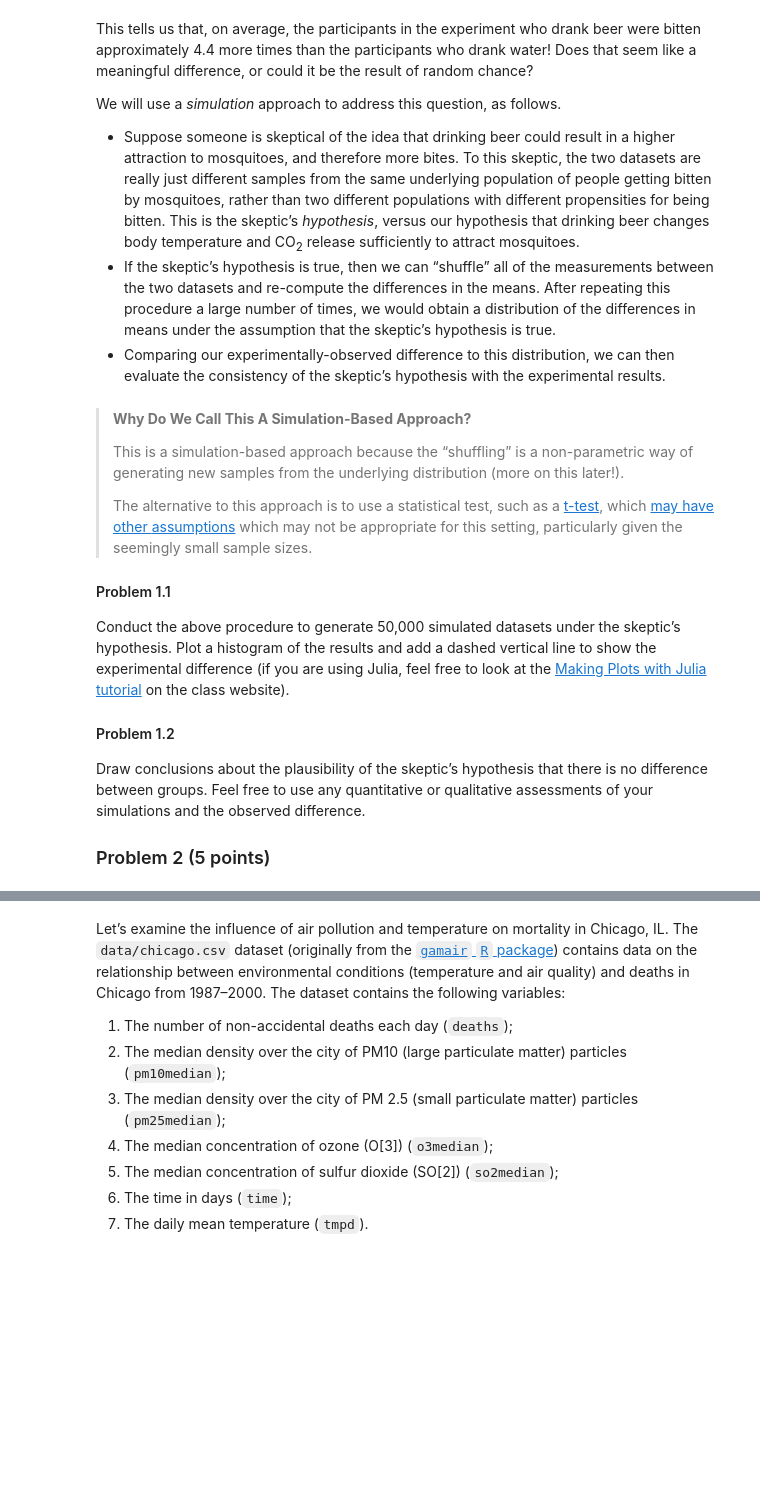
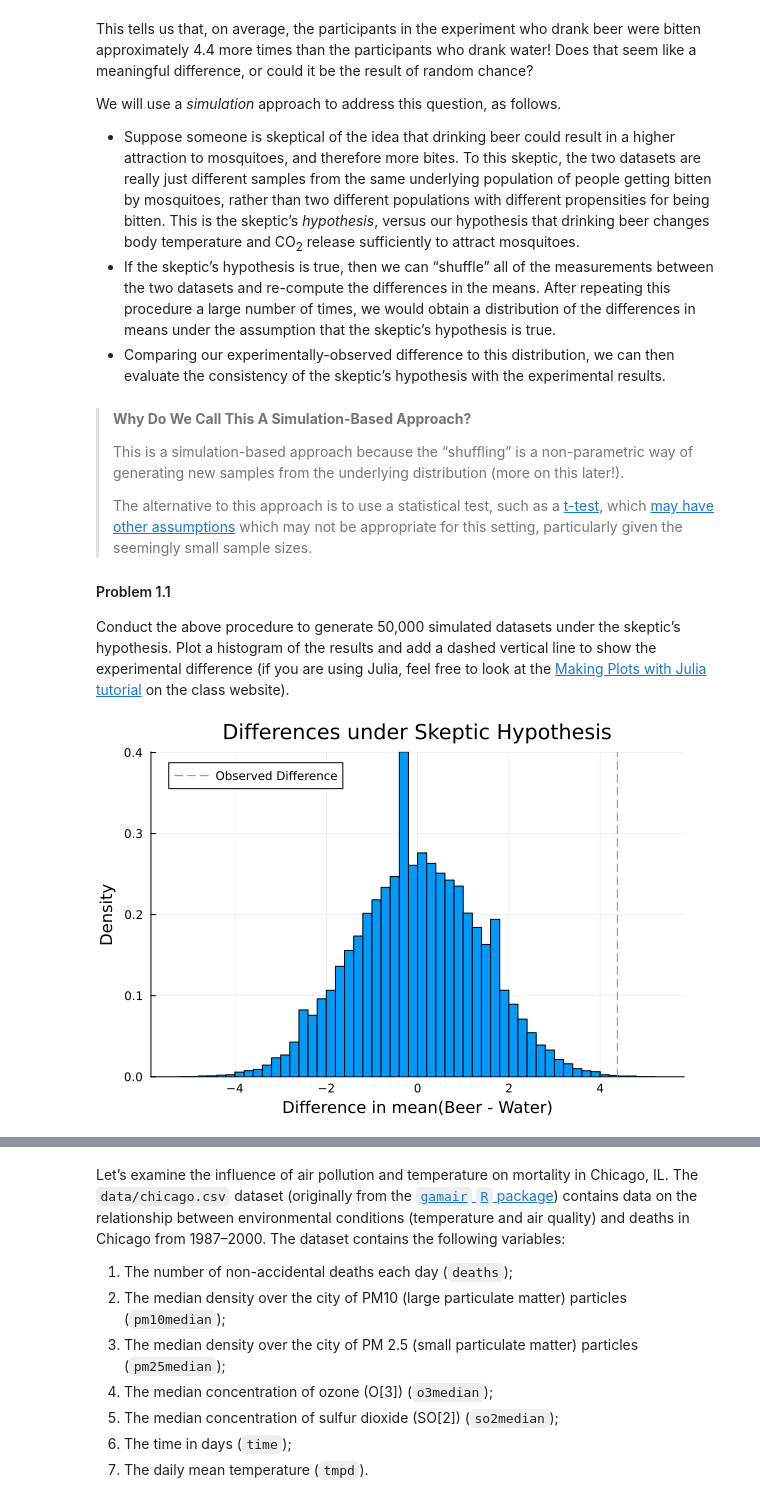
Before and after one commit to BEE4850-SP26/hw01-emma-t932, a Jupyter notebook: hw01.ipynb, the cells around one changed output, grey strips where cells are left out. Saved outputs shown, nothing was run; the diff lists cells and outputs as text; code cells hidden in the pictures; blank space fills up the shorter version.

```diff
--- a/hw01.ipynb
+++ b/hw01.ipynb
@@ -175,12 +179,32 @@ dashed vertical line to show the experimental difference (if you are
 using Julia, feel free to look at the [Making Plots with Julia
 tutorial](https://viveks.me/simulation-data-analysis/tutorials/julia-plots.html)
 on the class website).
-
-#### Problem 1.2
-
-Draw conclusions about the plausibility of the skeptic’s hypothesis that
-there is no difference between groups. Feel free to use any quantitative
-or qualitative assessments of your simulations and the observed
-difference.
-
-### Problem 2 (5 points)
+# %%
+# Problem 1.1
+N = nrow(data)
+N_beer = length(beer)
+N_water = length(water)
+differences =[]
+for i = 1:50000
+    bites_shuffle = shuffle(data.bites)
+    set1 = first(bites_shuffle, N_beer)
+    set2 = last(bites_shuffle, N_water)
+    difference = mean(set1) - mean(set2)
+    push!(differences, difference)
+end
+histogram(
+    differences,
+    normalize=true,
+    bins = 50,
+    label="",
+    xlabel = "Difference in mean(Beer - Water)",
+    ylabel = "Density",
+    )
+vline!([observed_difference], linestyle=:dash,label ="Observed Difference")
+title!("Differences under Skeptic Hypothesis")
+
+# histogram in absolute numbers or density?
+# choose appropriate bins
+# also add explanation on what it would look like if the sceptic's assumption was true
+# %% [output]
+[figure, added]
```
Also changed, not shown: parts of 32 cells of this notebook.
